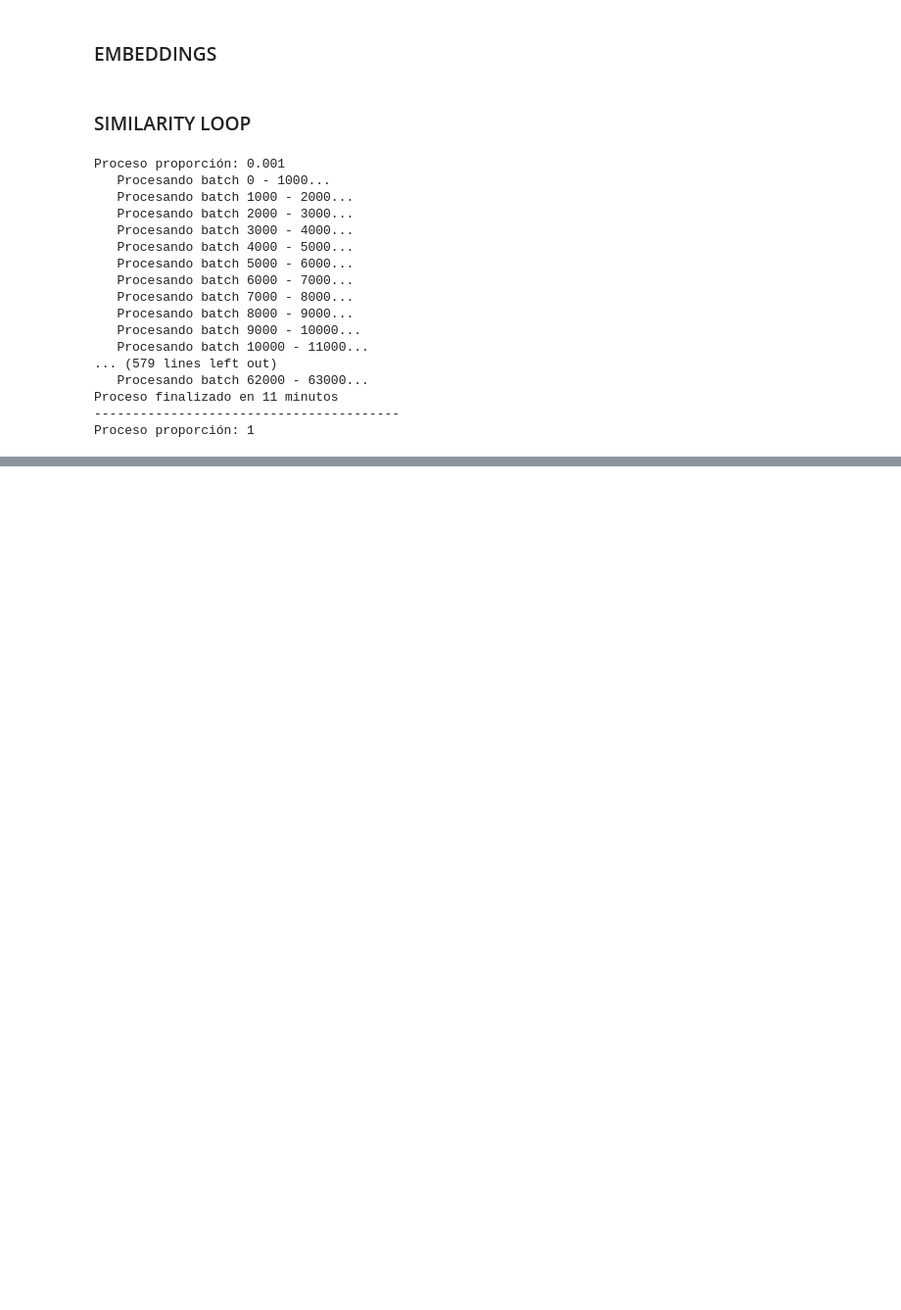
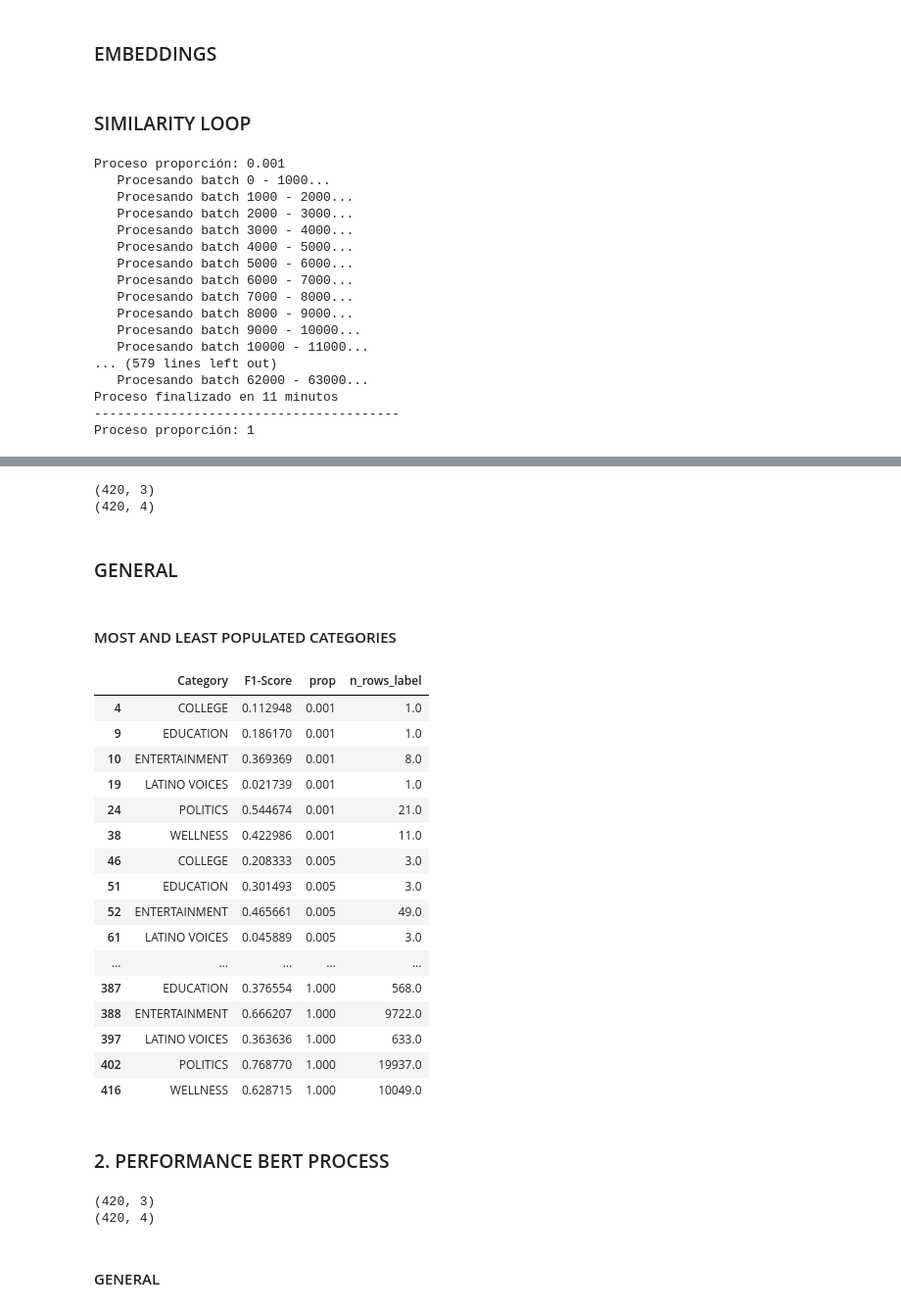
Before and after one commit to Yamilhb/bert-vs-rag, a Jupyter notebook: notebook/rag_vs_fine_tuning.ipynb, the cells around one changed output, grey strips where cells are left out. Shown at 98% size. Cells and saved outputs as stored; diff of their text form; code cells hidden in the pictures; blank space fills up the shorter version.

```diff
--- a/notebook/rag_vs_fine_tuning.ipynb
+++ b/notebook/rag_vs_fine_tuning.ipynb
@@ -428,0 +533,7 @@ Proceso proporción: 1
+# %%
+sim = f1_data('sim')
+# %% [output]
+(420, 3)
+(420, 4)
+# %% [markdown]
+### GENERAL
@@ -428,0 +547,27 @@ Proceso proporción: 1
+# %% [markdown]
+#### MOST AND LEAST POPULATED CATEGORIES
+# %%
+less_3 = list(sim.groupby(['Category'])['n_rows_label'].mean().sort_values().index[:3])
+top_3 = list(sim.groupby(['Category'])['n_rows_label'].mean().sort_values().index[-3:])
+top_less_3 =less_3 +top_3
+# %%
+sim_tops = sim[sim['Category'].isin(top_less_3)]
+sim_tops
+# %% [output]
+|  | Category | F1-Score | prop | n_rows_label |
+| 4 | COLLEGE | 0.112948 | 0.001 | 1.0 |
+| 9 | EDUCATION | 0.186170 | 0.001 | 1.0 |
+| 10 | ENTERTAINMENT | 0.369369 | 0.001 | 8.0 |
+| 19 | LATINO VOICES | 0.021739 | 0.001 | 1.0 |
+| 24 | POLITICS | 0.544674 | 0.001 | 21.0 |
+| 38 | WELLNESS | 0.422986 | 0.001 | 11.0 |
+| 46 | COLLEGE | 0.208333 | 0.005 | 3.0 |
+| 51 | EDUCATION | 0.301493 | 0.005 | 3.0 |
+| 52 | ENTERTAINMENT | 0.465661 | 0.005 | 49.0 |
+| 61 | LATINO VOICES | 0.045889 | 0.005 | 3.0 |
+| ... | ... | ... | ... | ... |
+| 387 | EDUCATION | 0.376554 | 1.000 | 568.0 |
+| 388 | ENTERTAINMENT | 0.666207 | 1.000 | 9722.0 |
+| 397 | LATINO VOICES | 0.363636 | 1.000 | 633.0 |
+| 402 | POLITICS | 0.768770 | 1.000 | 19937.0 |
+| 416 | WELLNESS | 0.628715 | 1.000 | 10049.0 |
@@ -428,0 +576,9 @@ Proceso proporción: 1
+# %% [markdown]
+### 2. PERFORMANCE BERT PROCESS
+# %%
+bertdat = f1_data('bert')
+# %% [output]
+(420, 3)
+(420, 4)
+# %% [markdown]
+#### GENERAL
```
Also changed, not shown: parts of 29 cells of this notebook, 1 other file.
